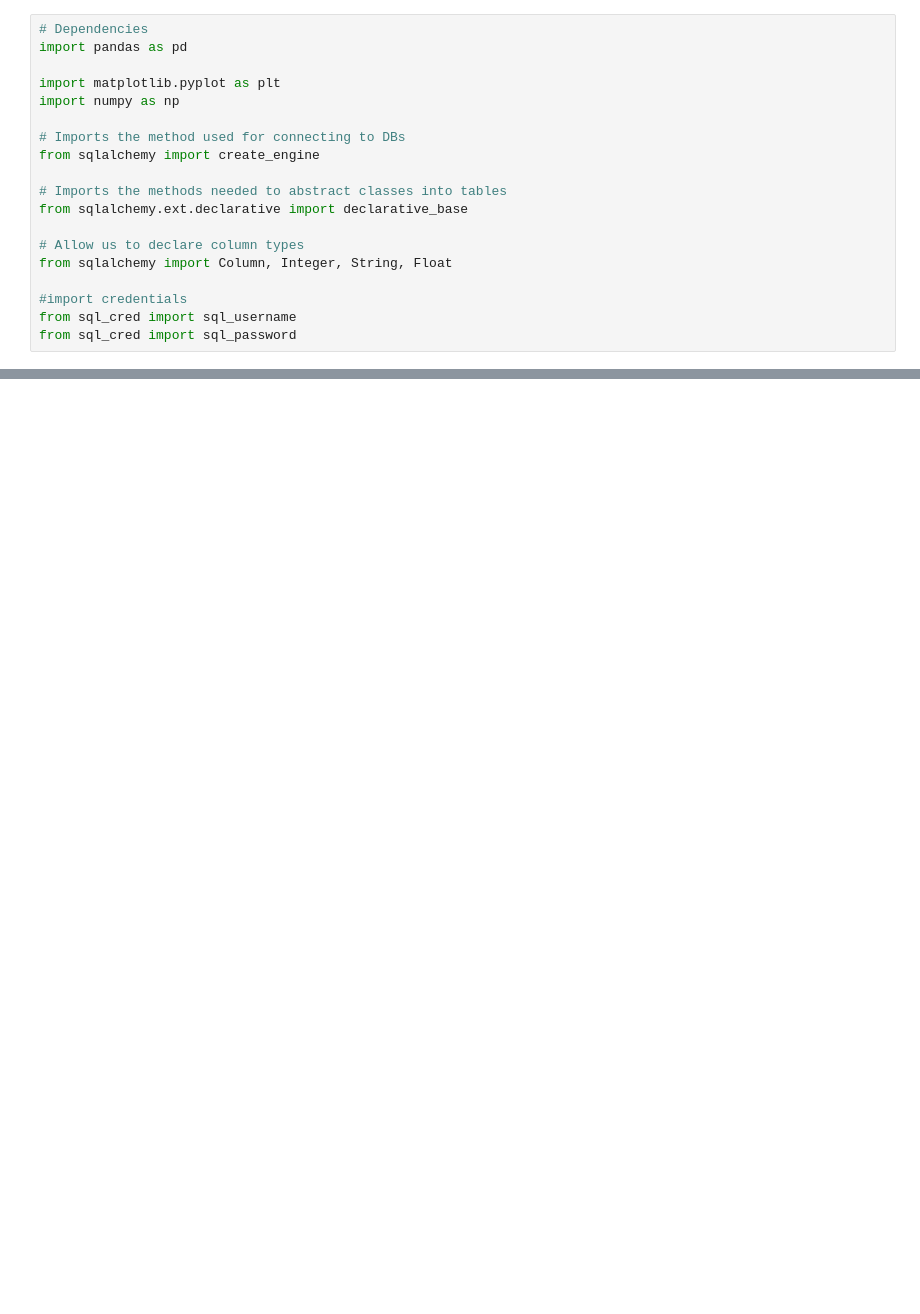
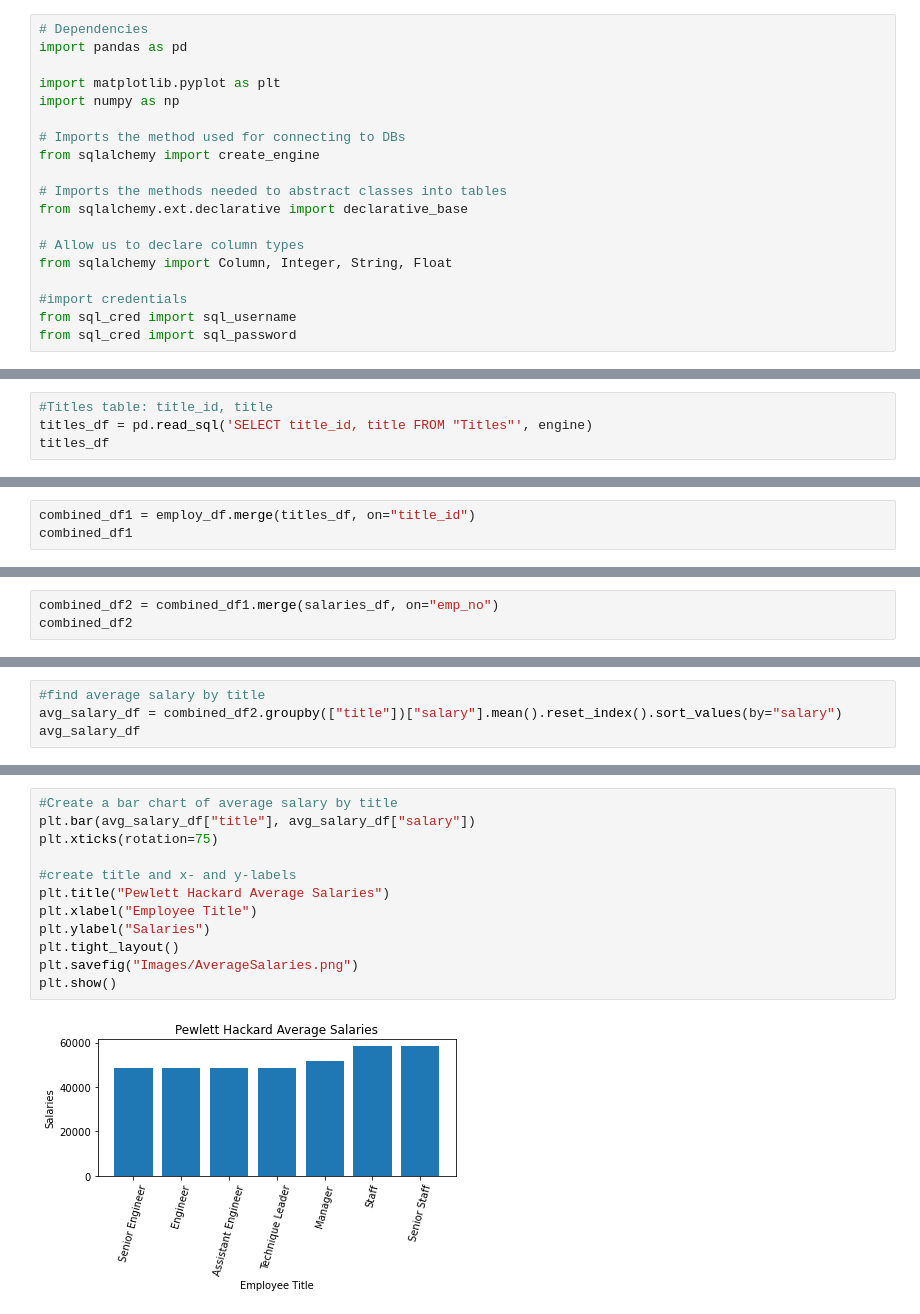
Before and after one commit to LeeProut/sql-challenge, a Jupyter notebook: EmployeeSQL/Employee_sql.ipynb, the cells around one changed output, grey strips where cells are left out. Saved outputs shown, nothing was run; the diff lists cells and outputs as text; blank space fills up the shorter version.

```diff
--- a/EmployeeSQL/Employee_sql.ipynb
+++ b/EmployeeSQL/Employee_sql.ipynb
@@ -59,0 +118,4 @@ SyntaxError: invalid syntax (<ipython-input-7-027b0a597e80>, line 2)
+# %%
+#Titles table: title_id, title
+titles_df = pd.read_sql('SELECT title_id, title FROM "Titles"', engine)
+titles_df
@@ -59,0 +131,3 @@ SyntaxError: invalid syntax (<ipython-input-7-027b0a597e80>, line 2)
+# %%
+combined_df1 = employ_df.merge(titles_df, on="title_id")
+combined_df1
@@ -59,0 +148,3 @@ SyntaxError: invalid syntax (<ipython-input-7-027b0a597e80>, line 2)
+# %%
+combined_df2 = combined_df1.merge(salaries_df, on="emp_no")
+combined_df2
@@ -59,0 +165,4 @@ SyntaxError: invalid syntax (<ipython-input-7-027b0a597e80>, line 2)
+# %%
+#find average salary by title
+avg_salary_df = combined_df2.groupby(["title"])["salary"].mean().reset_index().sort_values(by="salary")
+avg_salary_df
@@ -59,0 +178,14 @@ SyntaxError: invalid syntax (<ipython-input-7-027b0a597e80>, line 2)
+# %%
+#Create a bar chart of average salary by title
+plt.bar(avg_salary_df["title"], avg_salary_df["salary"])
+plt.xticks(rotation=75)
+
+#create title and x- and y-labels
+plt.title("Pewlett Hackard Average Salaries")
+plt.xlabel("Employee Title")
+plt.ylabel("Salaries")
+plt.tight_layout()
+plt.savefig("Images/AverageSalaries.png")
+plt.show()
+# %% [output]
+[figure, added]
```
Also changed, not shown: parts of 13 cells of this notebook.
